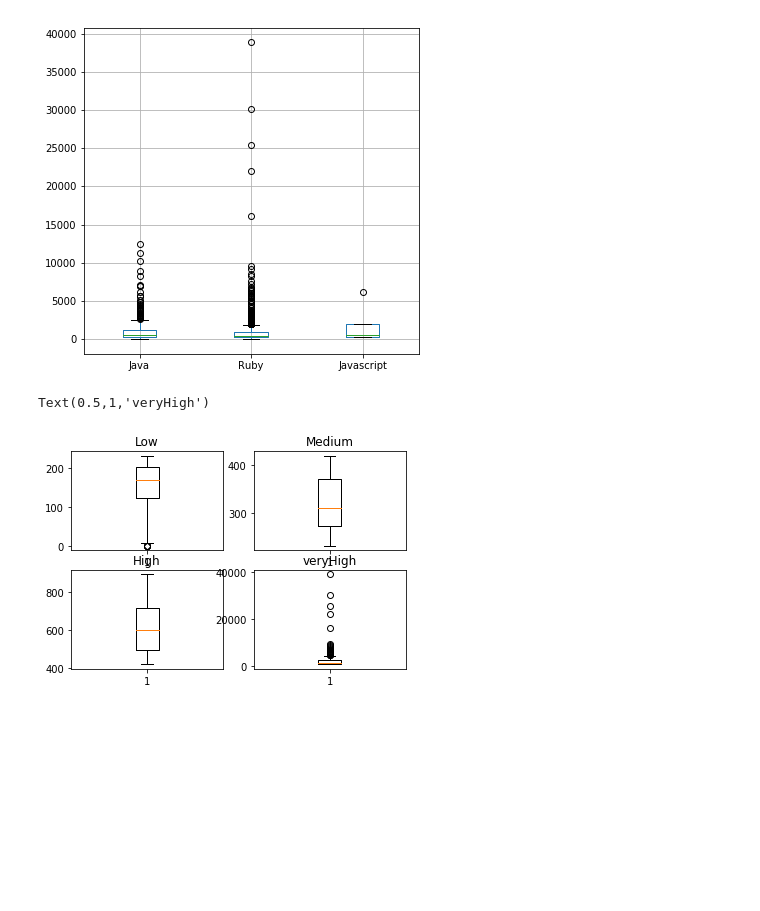
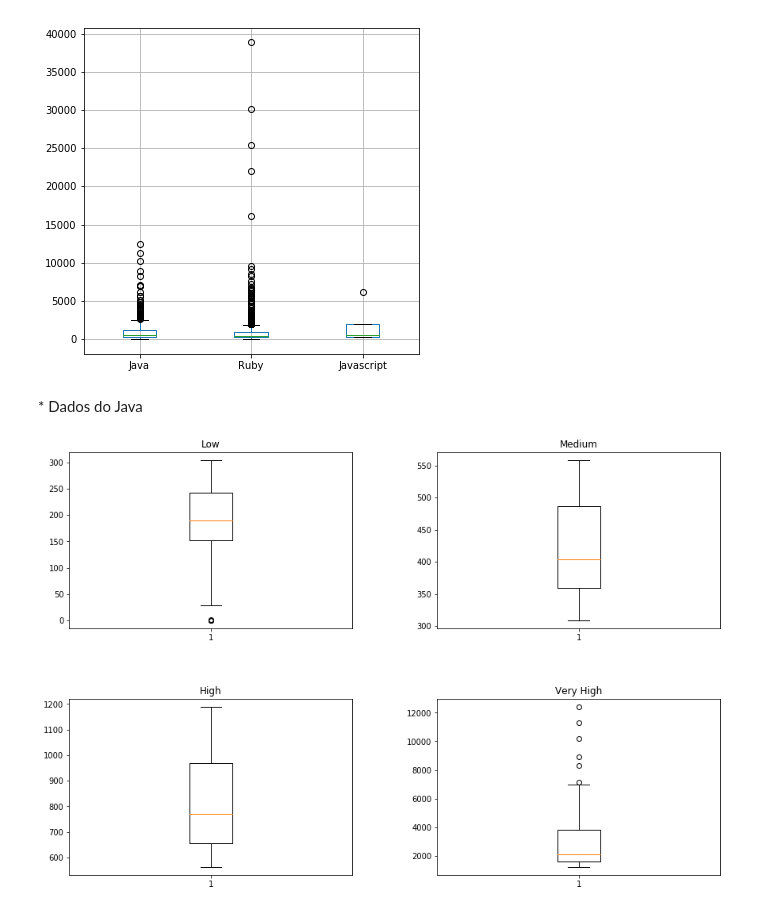
Before and after one commit to wagnernegrao/ci-analysis, a Jupyter notebook: ci_analysis.ipynb, the cells around one changed output. Cells and saved outputs as stored; diff of their text form; code cells hidden in the pictures; blank space fills up the shorter version.

Commit message:
plots de cada linguagem

```diff
--- a/ci_analysis.ipynb
+++ b/ci_analysis.ipynb
@@ -164,24 +156,11 @@ df['commit'].apply(lambda x: pd.Series(x)).T.boxplot(figsize=(6,6),rot=0)
 # %% [output]
 <matplotlib.axes._subplots.AxesSubplot at 0x...>
 [figure]
-# %%
-plt.figure()
-
-plt.subplot(2,2,1)
-plt.boxplot(low)
-plt.title('Low')
-
-plt.subplot(2,2,2)
-plt.boxplot(medium)
-plt.title('Medium')
-
-plt.subplot(2,2,3)
-plt.boxplot(high)
-plt.title('High')
-
-plt.subplot(2,2,4)
-plt.boxplot(veryHigh)
-plt.title('veryHigh')
-# %% [output]
-Text(0.5,1,'veryHigh')
-[figure, removed]
+# %% [markdown]
+<font size = 4/>
+* Dados do Java
+# %%
+low, medium, high, veryHigh = project_frequency(commit_project[0], project_name[0])
+plot(low, medium, high, veryHigh)
+# %% [output]
+[figure, added]
```
Also changed, not shown: parts of 6 cells of this notebook.
